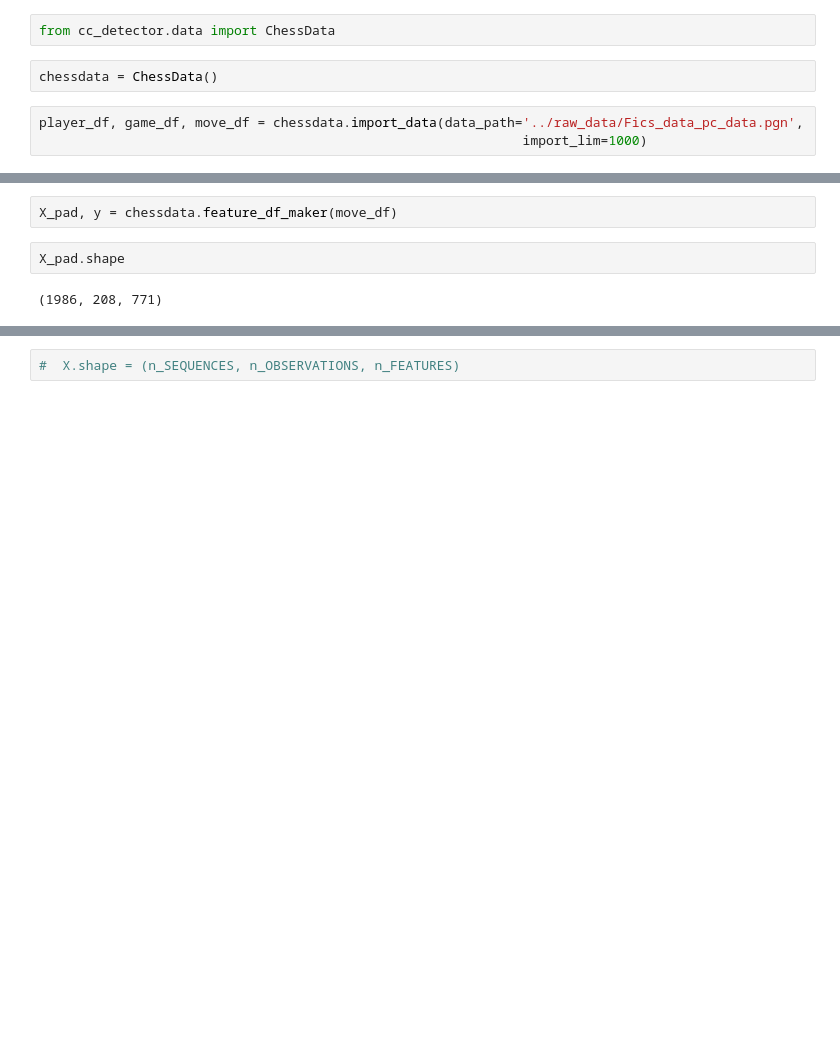
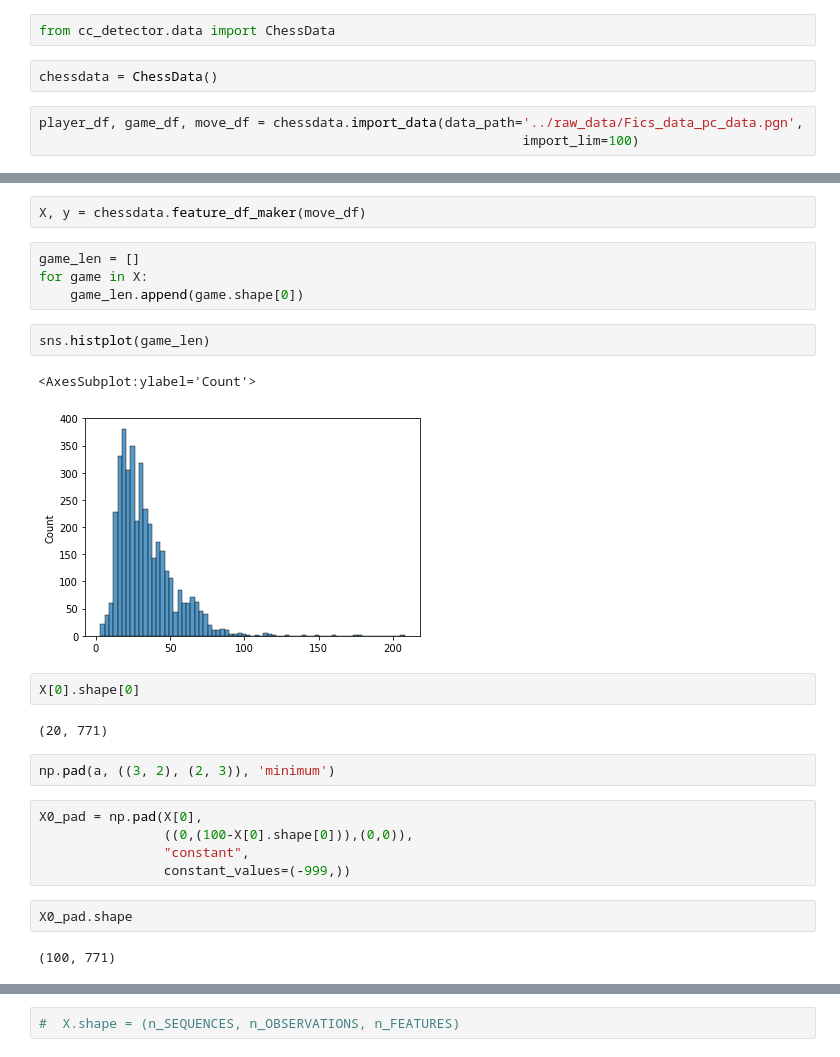
Before and after one commit to VPeron/cc_detector, a Jupyter notebook: notebooks/pgn_to_3dfs_Manuel.ipynb, the cells around one changed output, grey strips where cells are left out. Drawn from its saved outputs; the diff is of its cells as text; blank space fills up the shorter version.

Commit message:
Functions for input evaluation now working, errors in data import code fixed, model adapted

```diff
--- a/notebooks/pgn_to_3dfs_Manuel.ipynb
+++ b/notebooks/pgn_to_3dfs_Manuel.ipynb
@@ -736,5 +737,5 @@ from cc_detector.data import ChessData
 chessdata = ChessData()
 # %%
 player_df, game_df, move_df = chessdata.import_data(data_path='../raw_data/Fics_data_pc_data.pgn',
-                                                              import_lim=1000)
+                                                              import_lim=100)
 # %% [output]
@@ -742,6 +760,26 @@ player_df, game_df, move_df = chessdata.import_data(data_path='../raw_data/Fics_
 # %%
-X_pad, y = chessdata.feature_df_maker(move_df)
+X, y = chessdata.feature_df_maker(move_df)
+# %%
+game_len = []
+for game in X:
+    game_len.append(game.shape[0])
+# %%
+sns.histplot(game_len)
+# %% [output]
+<AxesSubplot:ylabel='Count'>
+[figure, added]
 # %%
-X_pad.shape
+X[0].shape[0]
 # %% [output]
-(1986, 208, 771)
+(20, 771)
+# %%
+np.pad(a, ((3, 2), (2, 3)), 'minimum')
+# %%
+X0_pad = np.pad(X[0],
+                ((0,(100-X[0].shape[0])),(0,0)),
+                "constant",
+                constant_values=(-999,))
+# %%
+X0_pad.shape
+# %% [output]
+(100, 771)
```
Also changed, not shown: parts of 23 cells of this notebook, 6 other files.
